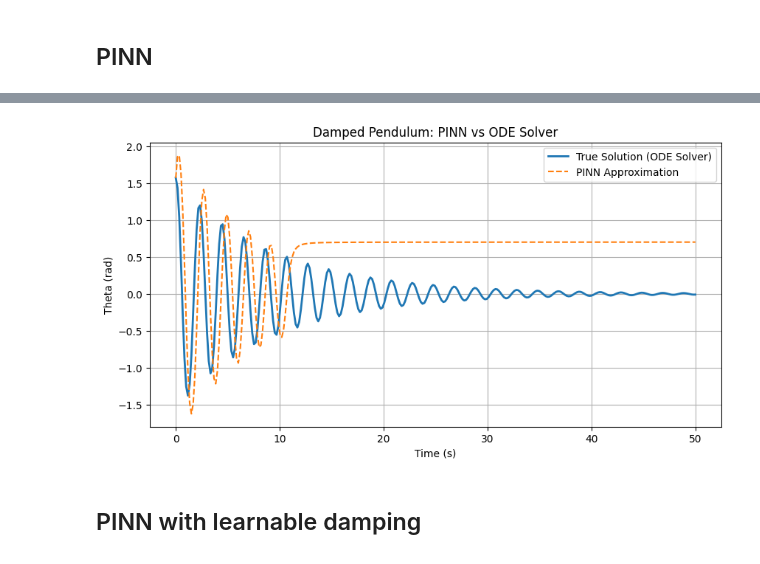
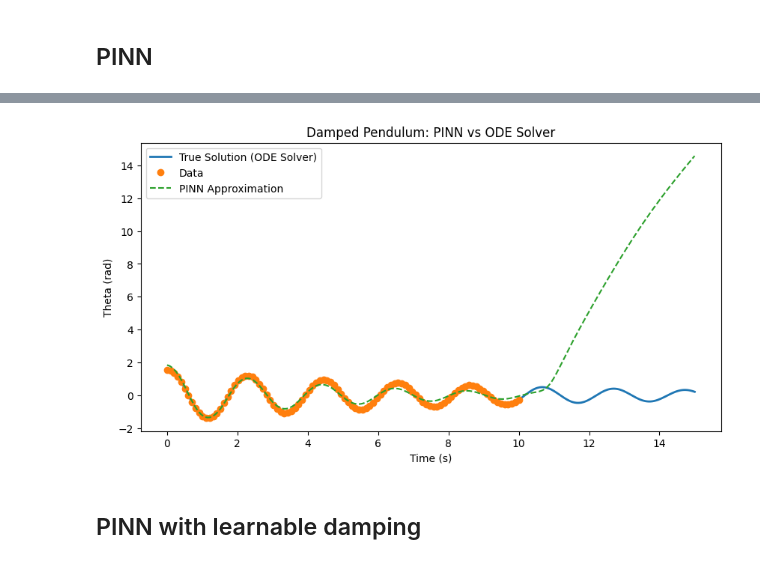
Before and after one commit to MathPhysSim/PINNs_LNNs_HNNs, a Jupyter notebook: Damped_pendulum_PINN_and_HNNs.ipynb, the cells around one changed output, grey strips where cells are left out. Drawn from its saved outputs; the diff is of its cells as text; code cells hidden in the pictures.

```diff
--- a/Damped_pendulum_PINN_and_HNNs.ipynb
+++ b/Damped_pendulum_PINN_and_HNNs.ipynb
@@ -103,8 +103,11 @@ plt.show()
 # %%
 # Solve the system using a numerical ODE solver for comparison
 t_span = (0, 10)
-t_train = torch.linspace(*t_span, 300).reshape(-1, 1)  # Training time points
+nr_samples = 100
 y0 = [np.pi / 2, 0]  # Initial conditions
+
+
+t_train = torch.linspace(*t_span, nr_samples).reshape(-1, 1)  # Training time points
 sol = solve_ivp(damped_pendulum, t_span, y0, t_eval=t_train.numpy().flatten(), args=(b, c))
 theta_true = torch.tensor(sol.y[0], dtype=torch.float32).reshape(-1, 1)
 
@@ -130,7 +133,7 @@ model = PINN()
 optimizer = optim.Adam(model.parameters(), lr=0.01)
 
 # Training loop
-epochs = 25000
+epochs = 50000
 for epoch in range(epochs):
     optimizer.zero_grad()
 
@@ -204,25 +327,28 @@ Epoch 24500, Loss: 0.00364210014231503
 # %%
 # Generate predictions
-
-t_span = (0, 50)
-t_train = torch.linspace(*t_span, 300).reshape(-1, 1)  # Training time points
+t_span = (0, 15)
+nr_samples = 300 # better plot
+t_train_long = torch.linspace(*t_span, nr_samples).reshape(-1, 1)  # Training time points
 y0 = [np.pi / 2, 0]  # Initial conditions
-sol = solve_ivp(damped_pendulum, t_span, y0, t_eval=t_train.numpy().flatten(), args=(b, c))
-theta_true = torch.tensor(sol.y[0], dtype=torch.float32).reshape(-1, 1)
-theta_pinn = model(t_train).detach().numpy()
+sol = solve_ivp(damped_pendulum, t_span, y0, t_eval=t_train_long.numpy().flatten(), args=(b, c))
+theta_true_long = torch.tensor(sol.y[0], dtype=torch.float32).reshape(-1, 1)
+theta_pinn_long = model(t_train_long).detach().numpy()
 
 # Plot results
 plt.figure(figsize=(10, 5))
-plt.plot(t_train.numpy(), theta_true.numpy(), label="True Solution (ODE Solver)", linewidth=2)
-plt.plot(t_train.numpy(), theta_pinn, label="PINN Approximation", linestyle="dashed")
+plt.plot(t_train_long.numpy(), theta_true_long.numpy(), label="True Solution (ODE Solver)", linewidth=2)
+plt.plot(t_train.detach().numpy(), theta_true, label="Data", marker='o', linestyle='')
+plt.plot(t_train_long.numpy(), theta_pinn_long, label="PINN Approximation", linestyle="dashed")
 plt.xlabel("Time (s)")
 plt.ylabel("Theta (rad)")
 plt.title("Damped Pendulum: PINN vs ODE Solver")
 plt.legend()
-plt.grid()
+# plt.grid()
+plt.savefig("Figures/Damped_pendulum_PINN_and_HNNs.png")
+
 plt.show()
 # %% [output]
-[figure, old version]
+[figure, new version]
 # %% [markdown]
 ## PINN with learnable damping
 # %%
```
Also changed, not shown: parts of 15 cells of this notebook, 5 other files.
